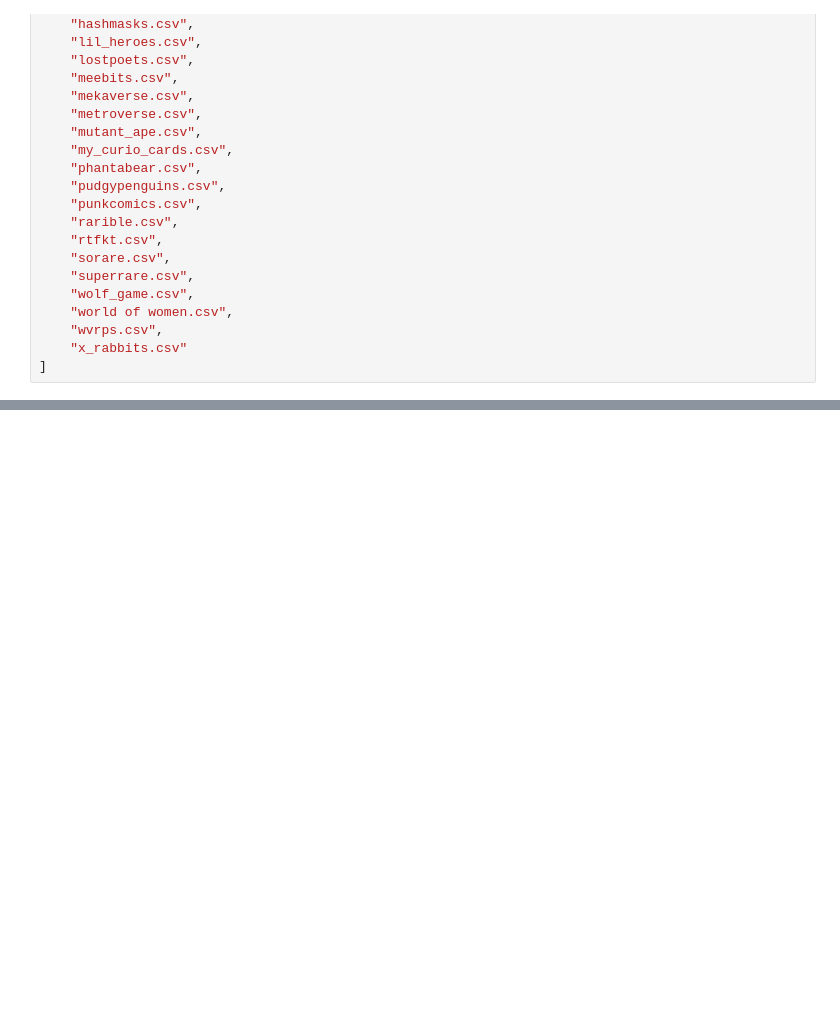
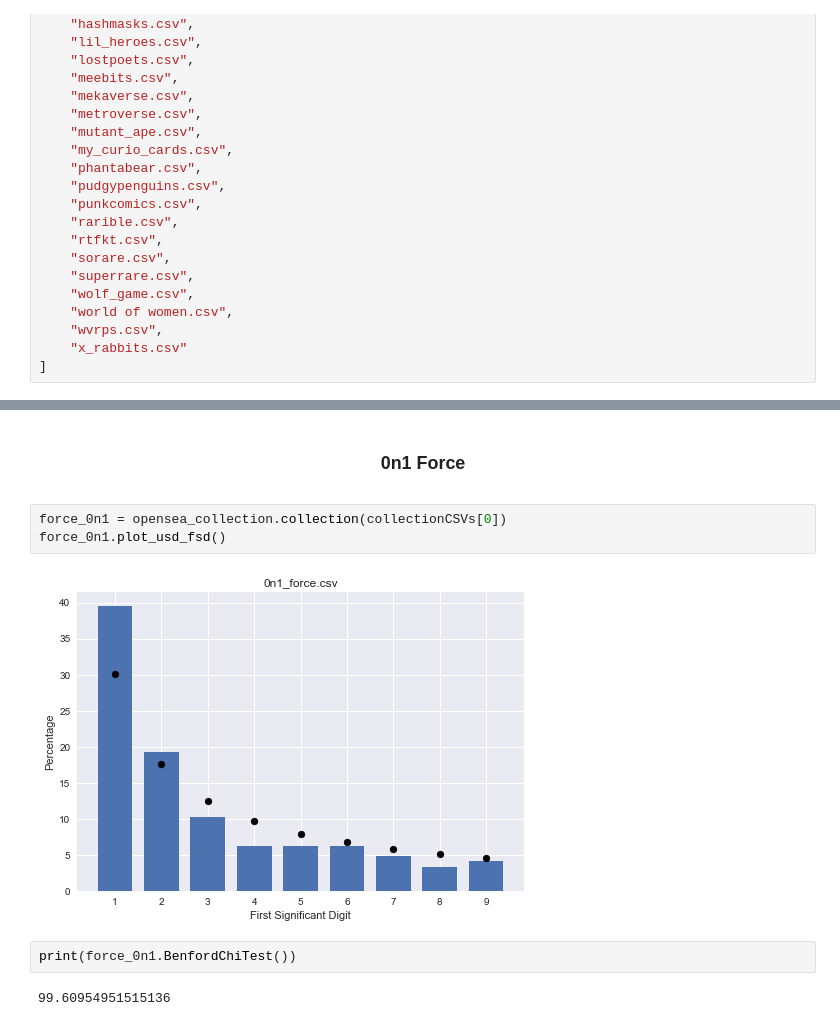
Before and after one commit to Cwolfe13/NFT-Wash-Analysis, a Jupyter notebook: analysis.ipynb, the cells around one changed output, grey strips where cells are left out. Saved outputs shown, nothing was run; the diff lists cells and outputs as text; blank space fills up the shorter version.

```diff
--- a/analysis.ipynb
+++ b/analysis.ipynb
@@ -94,0 +91,15 @@ ValueError: The range provided 30 was greaterthan the max transaction size 20.0
+# %% [markdown]
+<center>
+
+### 0n1 Force
+
+</center>
+# %%
+force_0n1 = opensea_collection.collection(collectionCSVs[0])
+force_0n1.plot_usd_fsd()
+# %% [output]
+[figure, added]
+# %%
+print(force_0n1.BenfordChiTest())
+# %% [output]
+99.60954951515136
```
Also changed, not shown: parts of 191 cells of this notebook, 44 other files.
